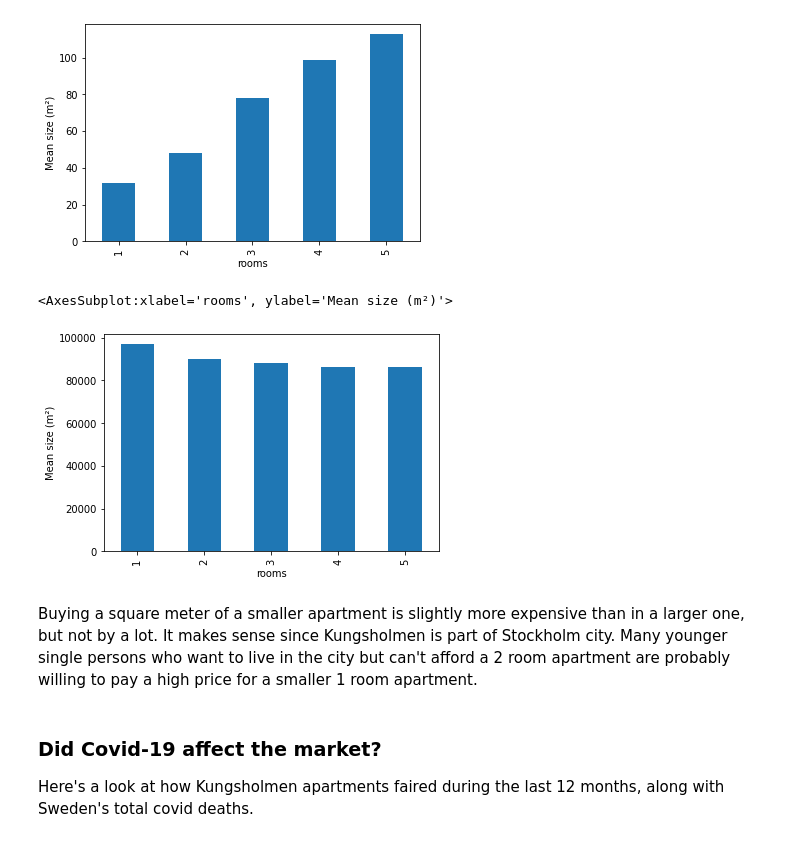
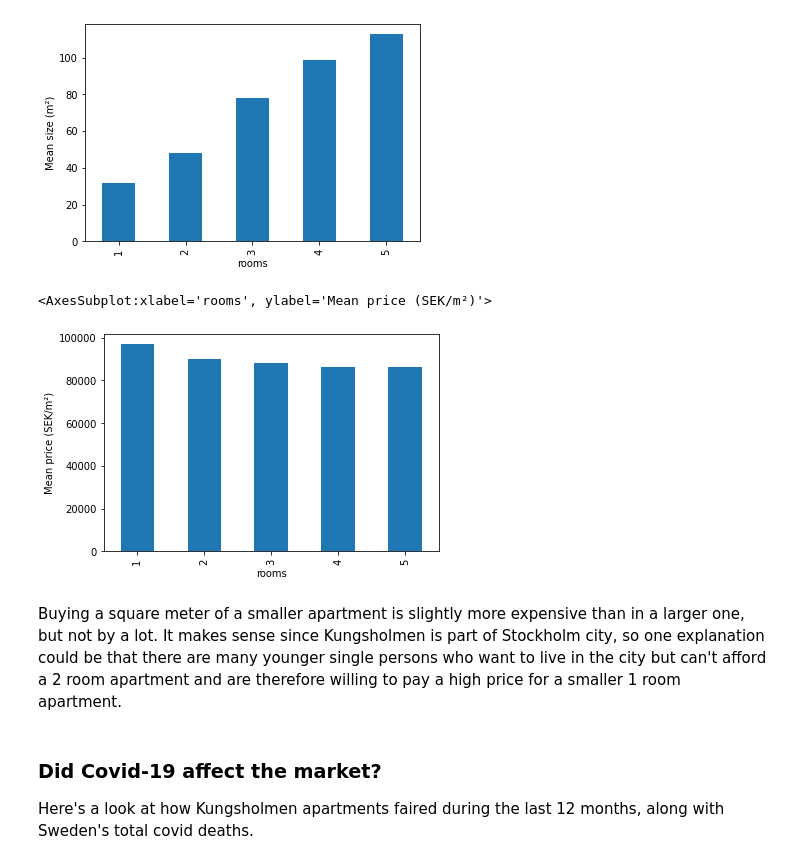
Before and after one commit to sylten/kungsholmen-vs-covid, a Jupyter notebook: kungsholmen-vs-covid.ipynb, the cells around one changed output. Saved outputs shown, nothing was run; the diff lists cells and outputs as text; code cells hidden in the pictures.

```diff
--- a/kungsholmen-vs-covid.ipynb
+++ b/kungsholmen-vs-covid.ipynb
@@ -184,12 +184,12 @@ df.groupby('rooms').living_space.mean().plot.bar(ylabel="Mean size (m²)")
 <AxesSubplot:xlabel='rooms', ylabel='Mean size (m²)'>
 [figure]
 # %%
-df.groupby('rooms').price_per_area.mean().plot.bar(ylabel="Mean size (m²)")
+df.groupby('rooms').price_per_area.mean().plot.bar(ylabel="Mean price (SEK/m²)")
 # %% [output]
-<AxesSubplot:xlabel='rooms', ylabel='Mean size (m²)'>
+<AxesSubplot:xlabel='rooms', ylabel='Mean price (SEK/m²)'>
-[figure, old version]
+[figure, new version]
 # %% [markdown]
-Buying a square meter of a smaller apartment is slightly more expensive than in a larger one, but not by a lot. It makes sense since Kungsholmen is part of Stockholm city. Many younger single persons who want to live in the city but can't afford a 2 room apartment are probably willing to pay a high price for a smaller 1 room apartment.
+Buying a square meter of a smaller apartment is slightly more expensive than in a larger one, but not by a lot. It makes sense since Kungsholmen is part of Stockholm city, so one explanation could be that there are many younger single persons who want to live in the city but can't afford a 2 room apartment and are therefore willing to pay a high price for a smaller 1 room apartment.
 # %% [markdown]
 ### Did Covid-19 affect the market?
 
```
Also changed, not shown: parts of 13 cells of this notebook, 1 other file.
